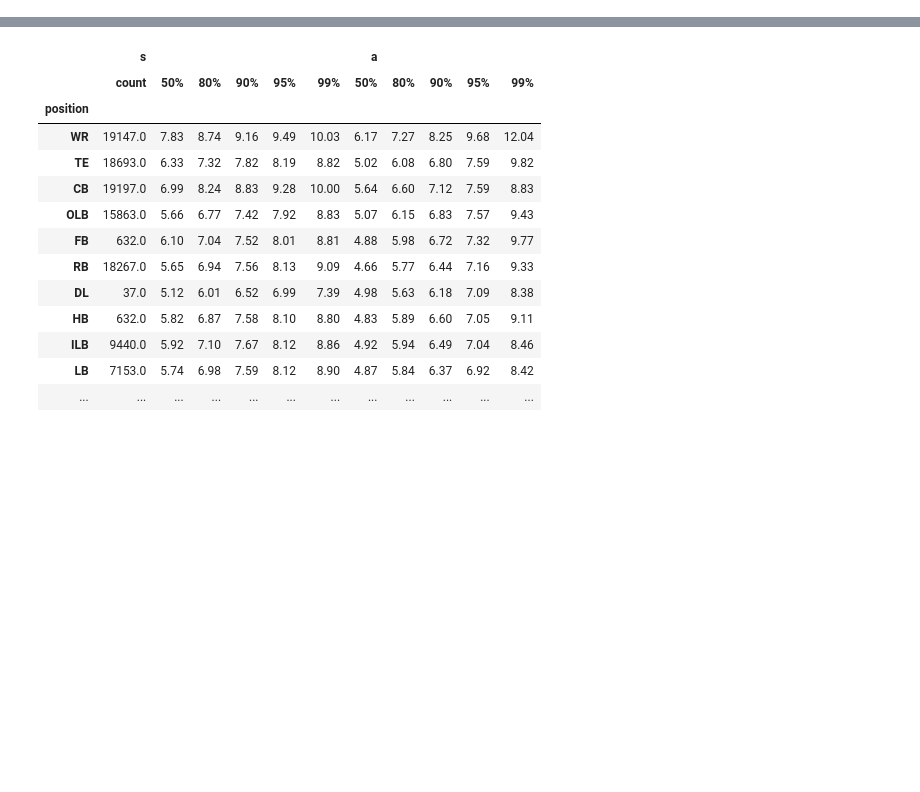
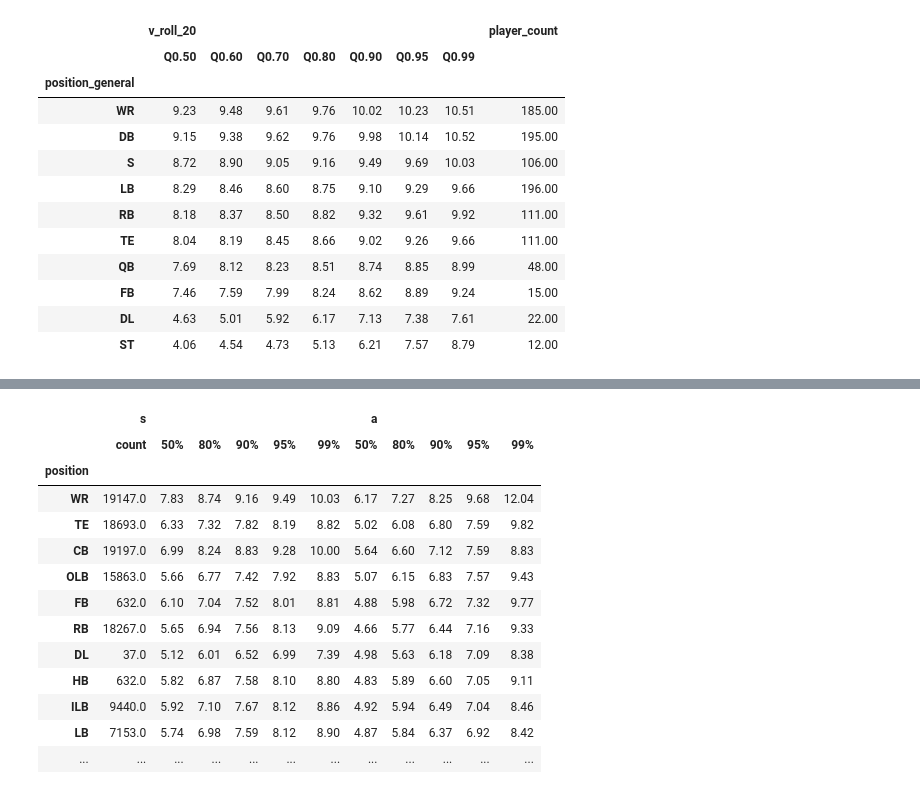
Before and after one commit to uditrana/BigDataBowl, a Jupyter notebook: analysis/movement_stats.ipynb, the cells around one changed output, grey strips where cells are left out. Cells and saved outputs as stored; diff of their text form; code cells hidden in the pictures; blank space fills up the shorter version.

```diff
--- a/analysis/movement_stats.ipynb
+++ b/analysis/movement_stats.ipynb
@@ -305,0 +89,16 @@ stats_cat.sort_values(by=('roll_a_10', 'Q0.60'), ascending=False).style.backgrou
+# %%
+stats_cat.sort_values(by=('v_roll_20', 'Q0.60'), ascending=False).style.background_gradient(cmap='viridis').format("{:4.2f}")
+# %% [output]
+|  | v_roll_20 |  |  |  |  |  |  | player_count |
+|  | Q0.50 | Q0.60 | Q0.70 | Q0.80 | Q0.90 | Q0.95 | Q0.99 |  |
+| position_general |  |  |  |  |  |  |  |  |
+| WR | 9.23 | 9.48 | 9.61 | 9.76 | 10.02 | 10.23 | 10.51 | 185.00 |
+| DB | 9.15 | 9.38 | 9.62 | 9.76 | 9.98 | 10.14 | 10.52 | 195.00 |
+| S | 8.72 | 8.90 | 9.05 | 9.16 | 9.49 | 9.69 | 10.03 | 106.00 |
+| LB | 8.29 | 8.46 | 8.60 | 8.75 | 9.10 | 9.29 | 9.66 | 196.00 |
+| RB | 8.18 | 8.37 | 8.50 | 8.82 | 9.32 | 9.61 | 9.92 | 111.00 |
+| TE | 8.04 | 8.19 | 8.45 | 8.66 | 9.02 | 9.26 | 9.66 | 111.00 |
+| QB | 7.69 | 8.12 | 8.23 | 8.51 | 8.74 | 8.85 | 8.99 | 48.00 |
+| FB | 7.46 | 7.59 | 7.99 | 8.24 | 8.62 | 8.89 | 9.24 | 15.00 |
+| DL | 4.63 | 5.01 | 5.92 | 6.17 | 7.13 | 7.38 | 7.61 | 22.00 |
+| ST | 4.06 | 4.54 | 4.73 | 5.13 | 6.21 | 7.57 | 8.79 | 12.00 |
```
Also changed, not shown: parts of 40 cells of this notebook, 1 other file.
